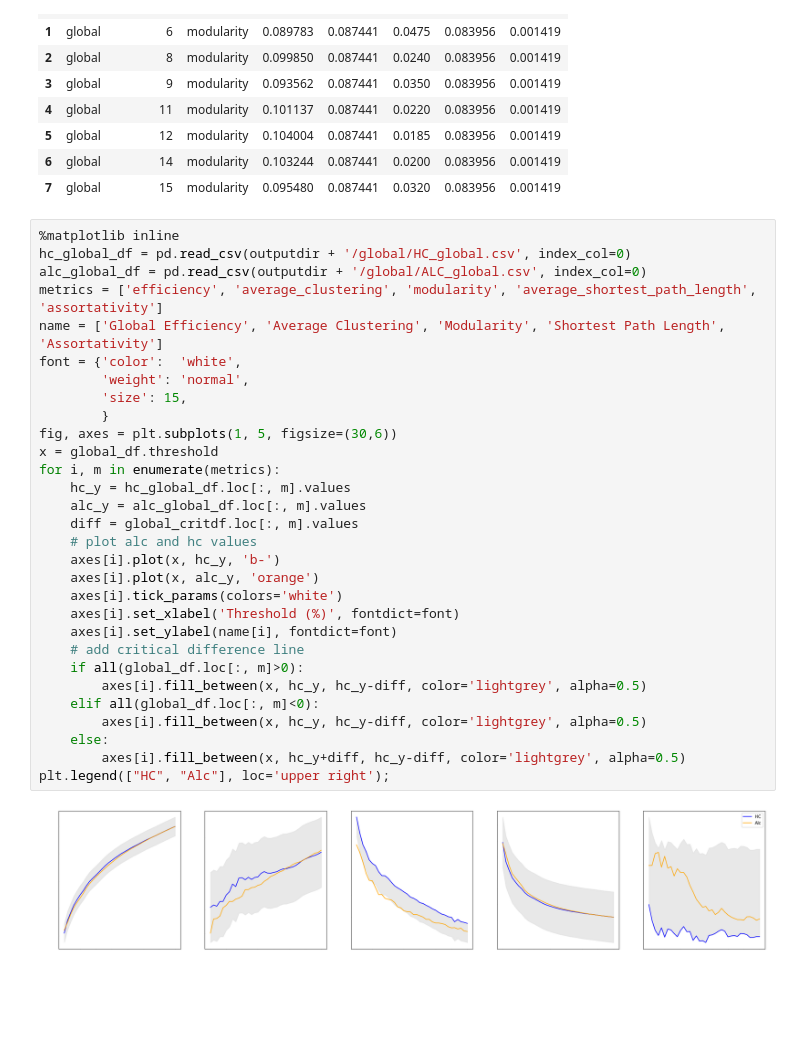
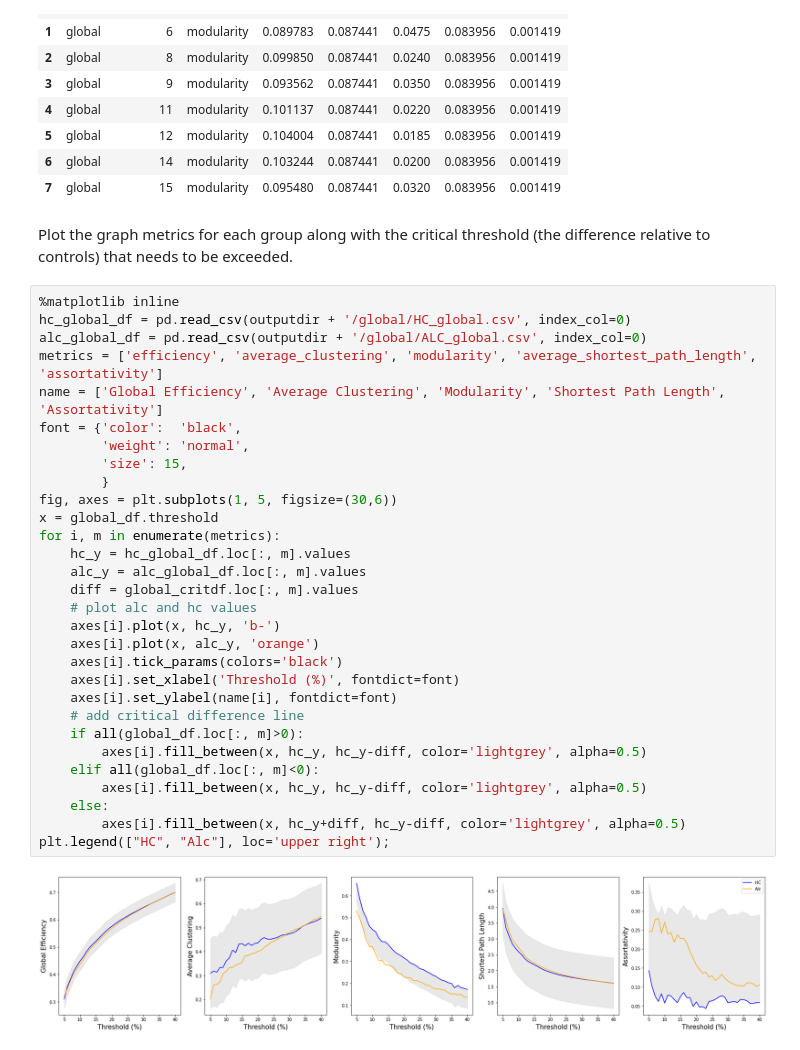
Before and after one commit to LMFonville/iccam_scn, a Jupyter notebook: example_DKT_HC_ALC_Volume.ipynb, the cells around one changed output. Drawn from its saved outputs; the diff is of its cells as text; blank space fills up the shorter version.

```diff
--- a/example_DKT_HC_ALC_Volume.ipynb
+++ b/example_DKT_HC_ALC_Volume.ipynb
@@ -89,35 +103,37 @@ global_aucdf.head(n=20)
 | 5 | global | 12 | modularity | 0.104004 | 0.087441 | 0.0185 | 0.083956 | 0.001419 |
 | 6 | global | 14 | modularity | 0.103244 | 0.087441 | 0.0200 | 0.083956 | 0.001419 |
 | 7 | global | 15 | modularity | 0.095480 | 0.087441 | 0.0320 | 0.083956 | 0.001419 |
+# %% [markdown]
+Plot the graph metrics for each group along with the critical threshold (the difference relative to controls) that needs to be exceeded.
 # %%
 %matplotlib inline
 hc_global_df = pd.read_csv(outputdir + '/global/HC_global.csv', index_col=0)
 alc_global_df = pd.read_csv(outputdir + '/global/ALC_global.csv', index_col=0)
 metrics = ['efficiency', 'average_clustering', 'modularity', 'average_shortest_path_length', 'assortativity']
 name = ['Global Efficiency', 'Average Clustering', 'Modularity', 'Shortest Path Length', 'Assortativity']
-font = {'color':  'white',
+font = {'color':  'black',
         'weight': 'normal',
         'size': 15,
         }
 fig, axes = plt.subplots(1, 5, figsize=(30,6))
 x = global_df.threshold
 for i, m in enumerate(metrics):
     hc_y = hc_global_df.loc[:, m].values
     alc_y = alc_global_df.loc[:, m].values
     diff = global_critdf.loc[:, m].values
     # plot alc and hc values
     axes[i].plot(x, hc_y, 'b-')
     axes[i].plot(x, alc_y, 'orange')
-    axes[i].tick_params(colors='white')
+    axes[i].tick_params(colors='black')
     axes[i].set_xlabel('Threshold (%)', fontdict=font)
     axes[i].set_ylabel(name[i], fontdict=font)
     # add critical difference line
     if all(global_df.loc[:, m]>0):
         axes[i].fill_between(x, hc_y, hc_y-diff, color='lightgrey', alpha=0.5)
     elif all(global_df.loc[:, m]<0):
         axes[i].fill_between(x, hc_y, hc_y-diff, color='lightgrey', alpha=0.5)
     else:
         axes[i].fill_between(x, hc_y+diff, hc_y-diff, color='lightgrey', alpha=0.5)
 plt.legend(["HC", "Alc"], loc='upper right');
 # %% [output]
-[figure, old version]
+[figure, new version]
```
Also changed, not shown: parts of 8 cells of this notebook.
